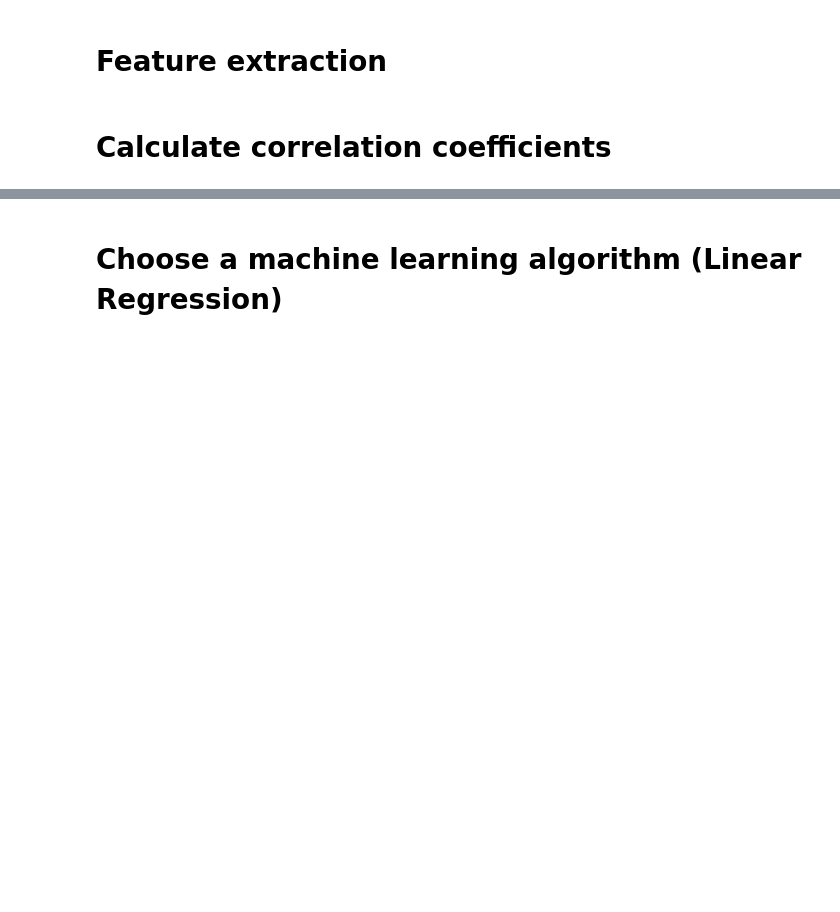
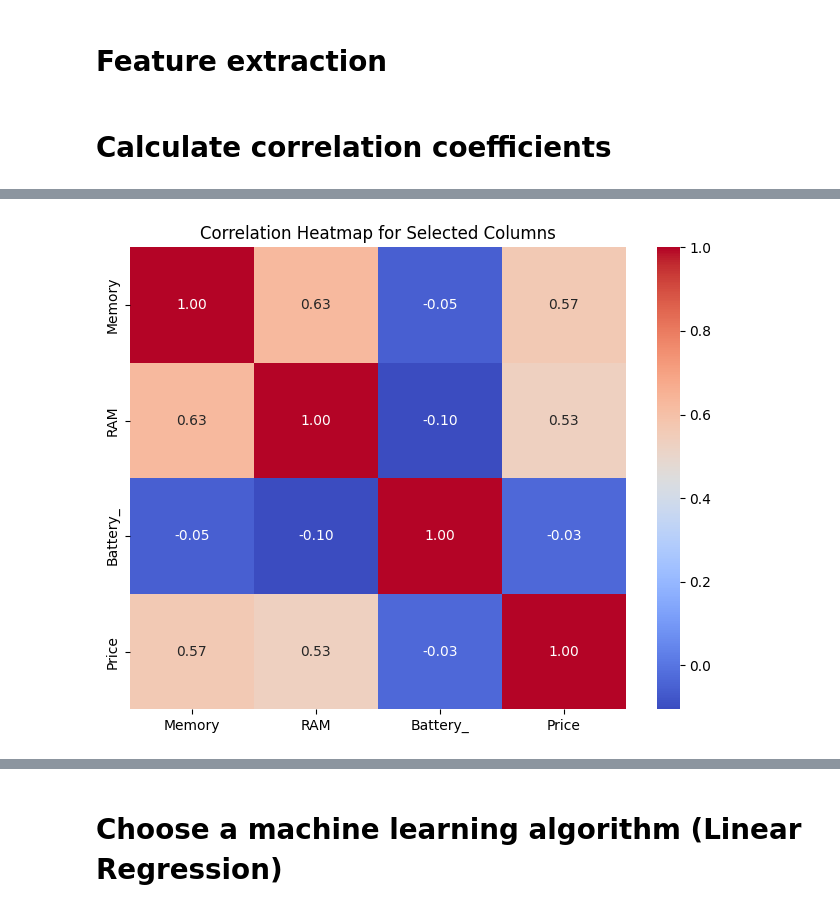
Before and after one commit to Akki0220/-Feature-Extraction-and-Price-Prediction-for-Mobile-Phones, a Jupyter notebook: Feature Extraction and Price Prediction for Mobile Phones.ipynb, the cells around one changed output, grey strips where cells are left out. Cells and saved outputs as stored; diff of their text form; code cells hidden in the pictures; blank space fills up the shorter version.

```diff
--- a/Feature Extraction and Price Prediction for Mobile Phones.ipynb
+++ b/Feature Extraction and Price Prediction for Mobile Phones.ipynb
@@ -432,7 +405,17 @@ Name: Price, Length: 483, dtype: float64
 # %%
-# Plotting the heatmap of correlation between features
-#plt.figure(figsize=(14,14))
-#sns.heatmap(corre, cbar=False, square= True, fmt='.2%', annot=True, cmap='Greens')
+# Selecting three specific columns
+selected_columns = ['Memory', 'RAM', 'Battery_','Price']
+
+# Creating a correlation matrix for selected columns
+corre = n_df[selected_columns].corr()
+
+# Visualize relationships between selected features and target variable
+plt.figure(figsize=(8, 6))
+sns.heatmap(corre, annot=True, cmap='coolwarm', fmt=".2f")
+plt.title('Correlation Heatmap for Selected Columns')
+plt.show()
+# %% [output]
+[figure, added]
 # %%
 # Visualizations: Scatter plot of Price vs. RAM
 plt.figure(figsize=(8, 6))
```
Also changed, not shown: parts of 20 cells of this notebook.
